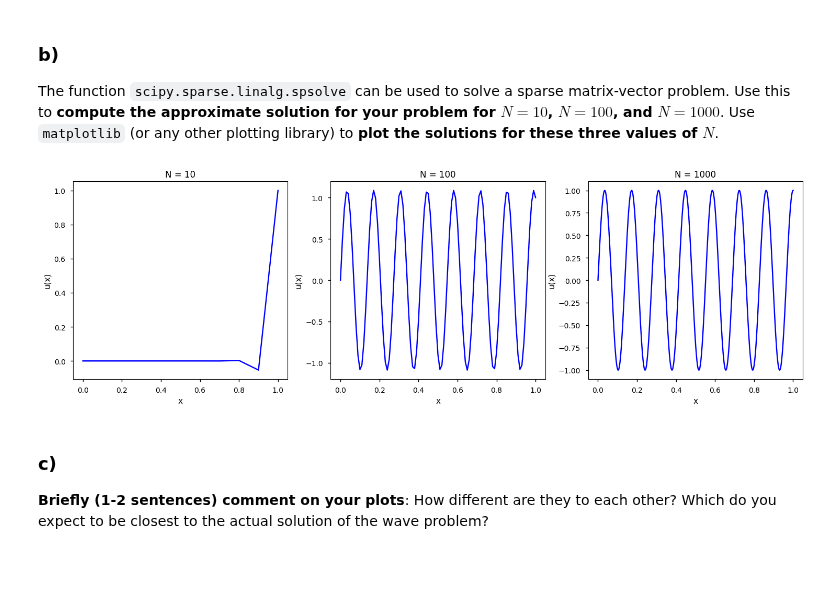
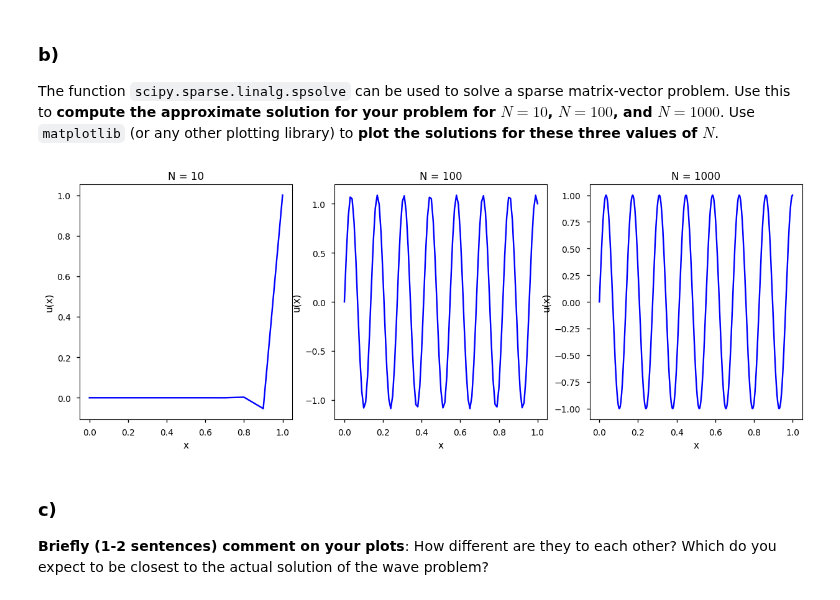
Before and after one commit to jhenderson0/HPC, a Jupyter notebook: Task 2/JH_task2.ipynb, the cells around one changed output. Cells and saved outputs as stored; diff of their text form; code cells hidden in the pictures; blank space fills up the shorter version.

```diff
--- a/Task 2/JH_task2.ipynb
+++ b/Task 2/JH_task2.ipynb
@@ -183,16 +185,16 @@ for N in Ns:
   A, f = discretise_wave(N)
   sols.append(spsolve(A, f))
 # %%
-fig, ax = plt.subplots(1,3,figsize=(18, 5),dpi=100)
+fig, ax = plt.subplots(1,3,figsize=(15, 5),dpi=100)
 
 for idx, N in enumerate(Ns):
   x = np.linspace(0,1,N+1)
   ax[idx].plot(x,sols[idx],c='b')
   ax[idx].set_ylabel("u(x)")
   ax[idx].set_xlabel("x")
   ax[idx].set_title(f"N = {N}")
 # %% [output]
-[figure, old version]
+[figure, new version]
 # %% [markdown]
 ### c)
 
```
Also changed, not shown: parts of 13 cells of this notebook.
